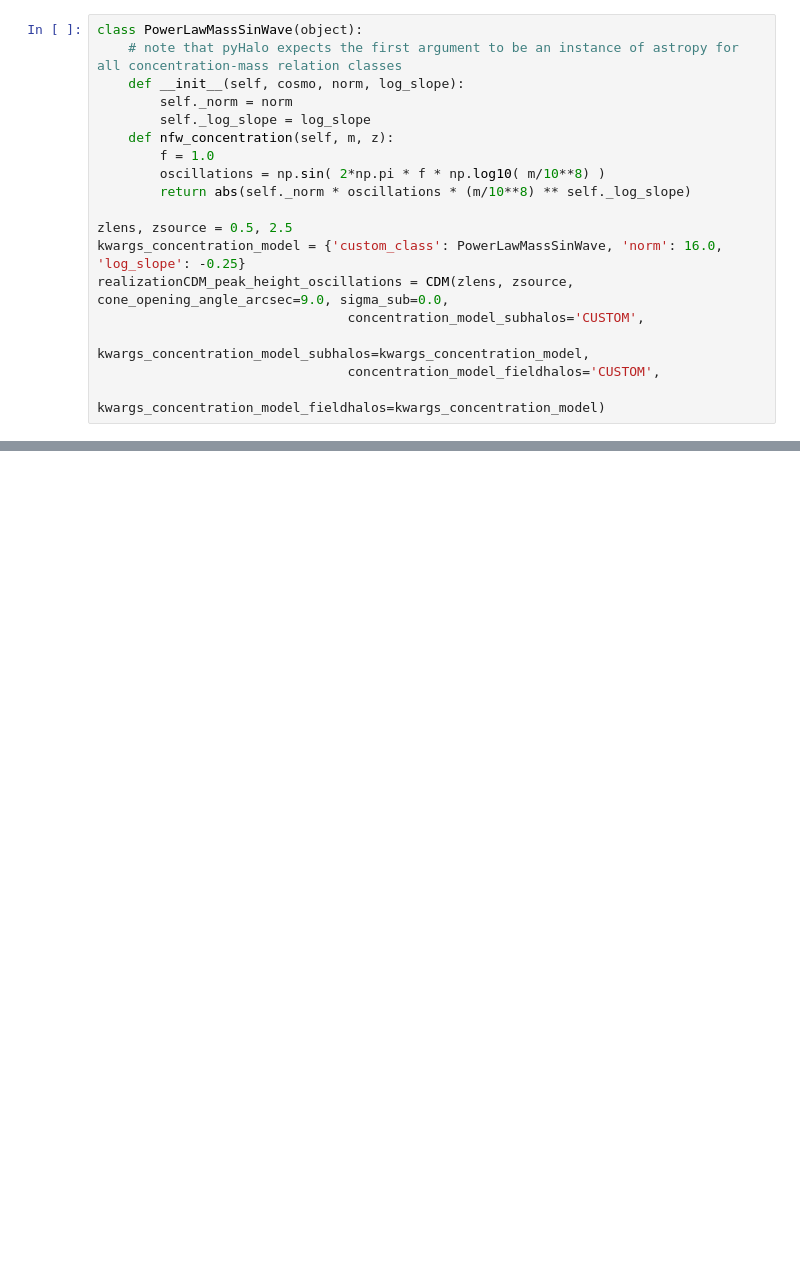
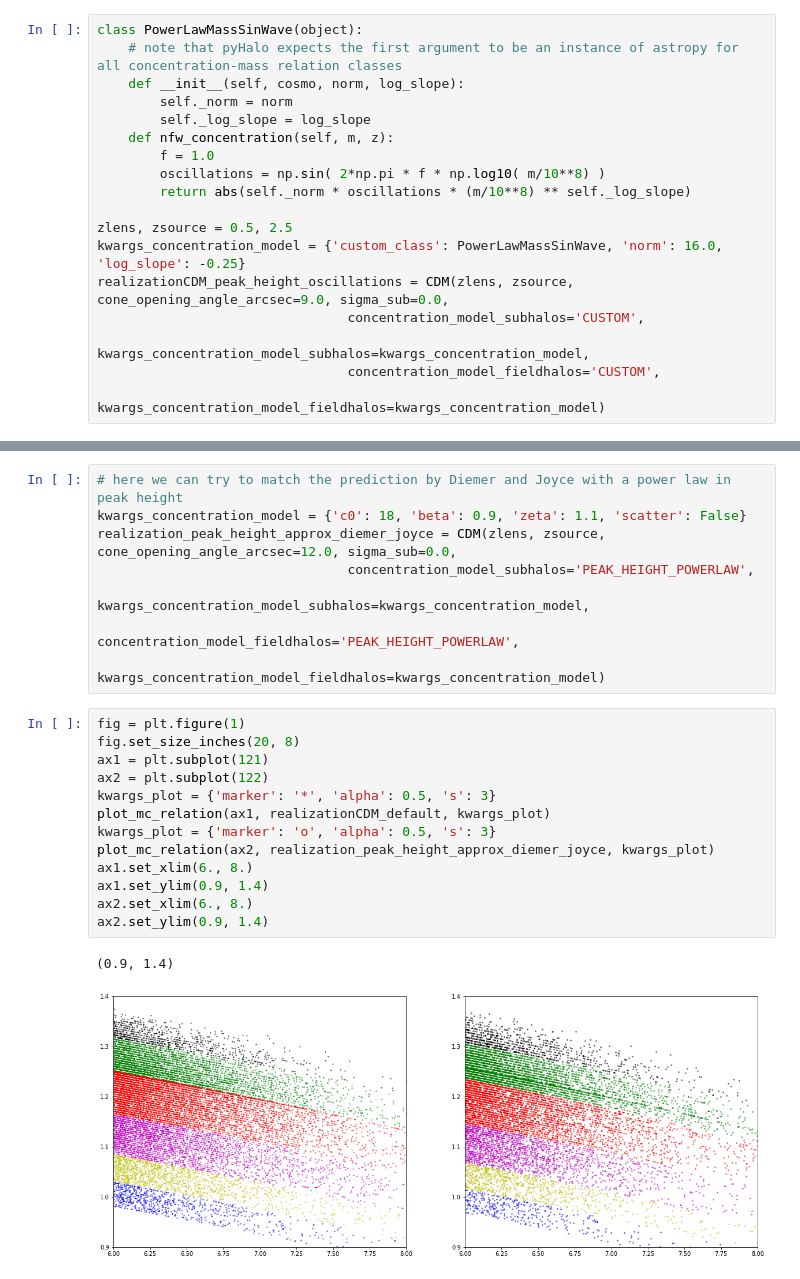
Before and after one commit to dangilman/pyHalo, a Jupyter notebook: example_notebooks/custom_mass_concentration_relations.ipynb, the cells around one changed output, grey strips where cells are left out. Saved outputs shown, nothing was run; the diff lists cells and outputs as text; blank space fills up the shorter version.

```diff
--- a/example_notebooks/custom_mass_concentration_relations.ipynb
+++ b/example_notebooks/custom_mass_concentration_relations.ipynb
@@ -140,0 +153,24 @@ ax3.set_ylim(0.3, 2.0)
+# %%
+# here we can try to match the prediction by Diemer and Joyce with a power law in peak height
+kwargs_concentration_model = {'c0': 18, 'beta': 0.9, 'zeta': 1.1, 'scatter': False}
+realization_peak_height_approx_diemer_joyce = CDM(zlens, zsource, cone_opening_angle_arcsec=12.0, sigma_sub=0.0,
+                                concentration_model_subhalos='PEAK_HEIGHT_POWERLAW',
+                                 kwargs_concentration_model_subhalos=kwargs_concentration_model,
+                                concentration_model_fieldhalos='PEAK_HEIGHT_POWERLAW',
+                                 kwargs_concentration_model_fieldhalos=kwargs_concentration_model)
+# %%
+fig = plt.figure(1)
+fig.set_size_inches(20, 8)
+ax1 = plt.subplot(121)
+ax2 = plt.subplot(122)
+kwargs_plot = {'marker': '*', 'alpha': 0.5, 's': 3}
+plot_mc_relation(ax1, realizationCDM_default, kwargs_plot)
+kwargs_plot = {'marker': 'o', 'alpha': 0.5, 's': 3}
+plot_mc_relation(ax2, realization_peak_height_approx_diemer_joyce, kwargs_plot)
+ax1.set_xlim(6., 8.)
+ax1.set_ylim(0.9, 1.4)
+ax2.set_xlim(6., 8.)
+ax2.set_ylim(0.9, 1.4)
+# %% [output]
+(0.9, 1.4)
+[figure, added]
```
Also changed, not shown: parts of 5 cells of this notebook, 3 other files.
